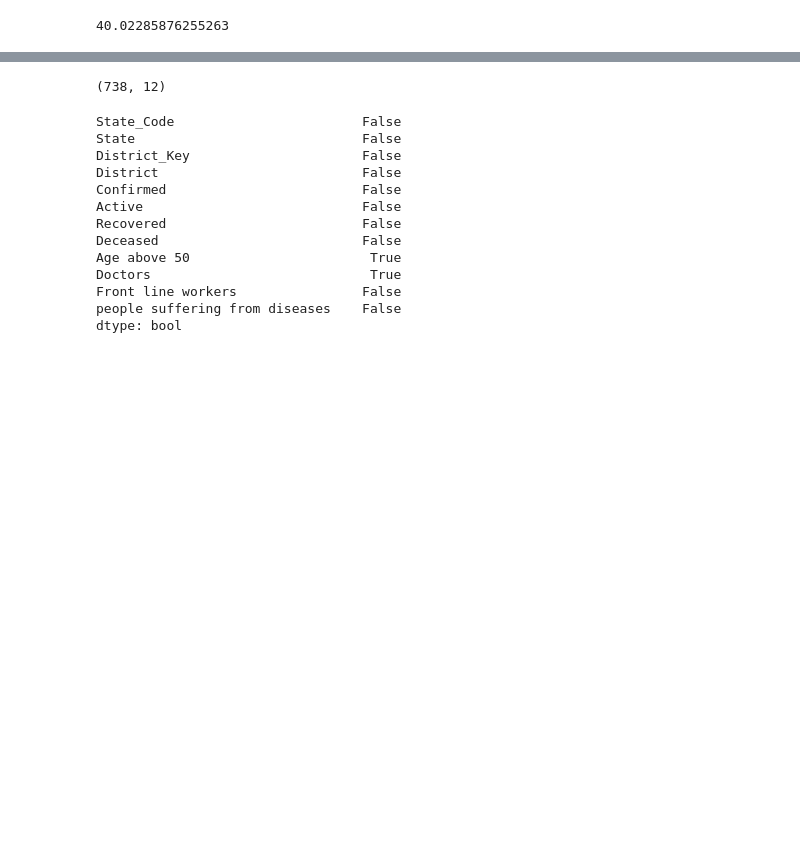
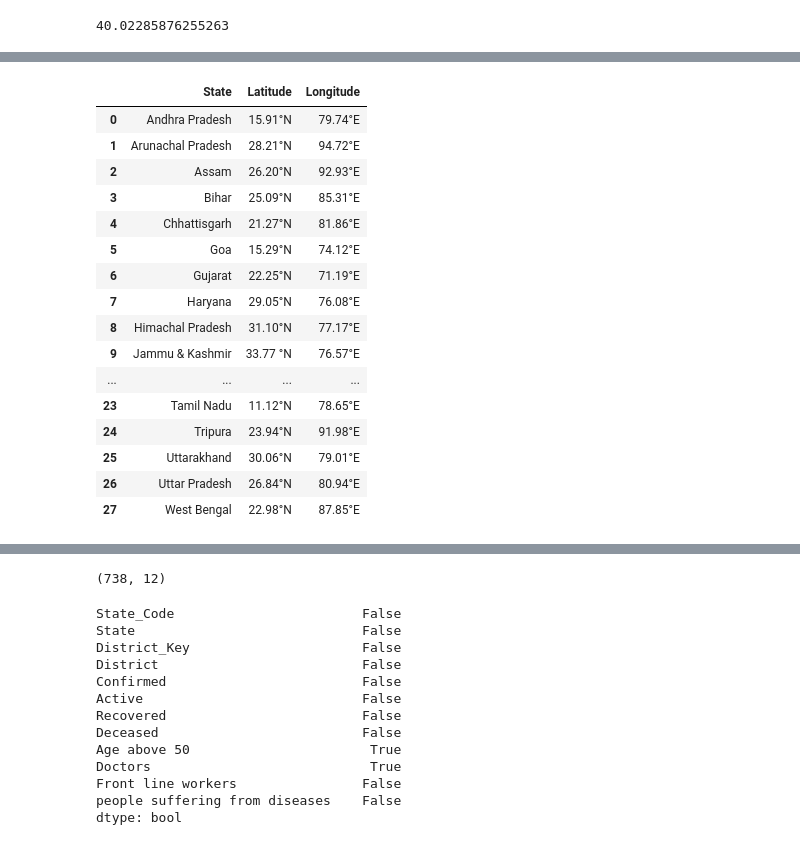
Before and after one commit to gryffindor-guy/Prioritize-vaccine-delivery-using-AI-ML, a Jupyter notebook: Prioritize_vaccine_delivery.ipynb, the cells around one changed output, grey strips where cells are left out. Cells and saved outputs as stored; diff of their text form; code cells hidden in the pictures; blank space fills up the shorter version.

```diff
--- a/Prioritize_vaccine_delivery.ipynb
+++ b/Prioritize_vaccine_delivery.ipynb
@@ -218,0 +250,28 @@ dtype: object
+# %%
+# read_html() method returns all the tables in the webpage (Internally beautifulSoup is executed)
+
+# Retreiving Latitude and Longitude coordinates
+info = pd.read_html("http://www.quickgs.com/latitudinal-and-longitudinal-extents-of-india-indian-states-and-cities/")
+
+#convering the table data into DataFrame
+coordinates = pd.DataFrame(info[0])
+
+coordinates
+# %% [output]
+|  | State | Latitude | Longitude |
+| 0 | Andhra Pradesh | 15.91°N | 79.74°E |
+| 1 | Arunachal Pradesh | 28.21°N | 94.72°E |
+| 2 | Assam | 26.20°N | 92.93°E |
+| 3 | Bihar | 25.09°N | 85.31°E |
+| 4 | Chhattisgarh | 21.27°N | 81.86°E |
+| 5 | Goa | 15.29°N | 74.12°E |
+| 6 | Gujarat | 22.25°N | 71.19°E |
+| 7 | Haryana | 29.05°N | 76.08°E |
+| 8 | Himachal Pradesh | 31.10°N | 77.17°E |
+| 9 | Jammu & Kashmir | 33.77 °N | 76.57°E |
+| ... | ... | ... | ... |
+| 23 | Tamil Nadu | 11.12°N | 78.65°E |
+| 24 | Tripura | 23.94°N | 91.98°E |
+| 25 | Uttarakhand | 30.06°N | 79.01°E |
+| 26 | Uttar Pradesh | 26.84°N | 80.94°E |
+| 27 | West Bengal | 22.98°N | 87.85°E |
```
Also changed, not shown: parts of 34 cells of this notebook.
